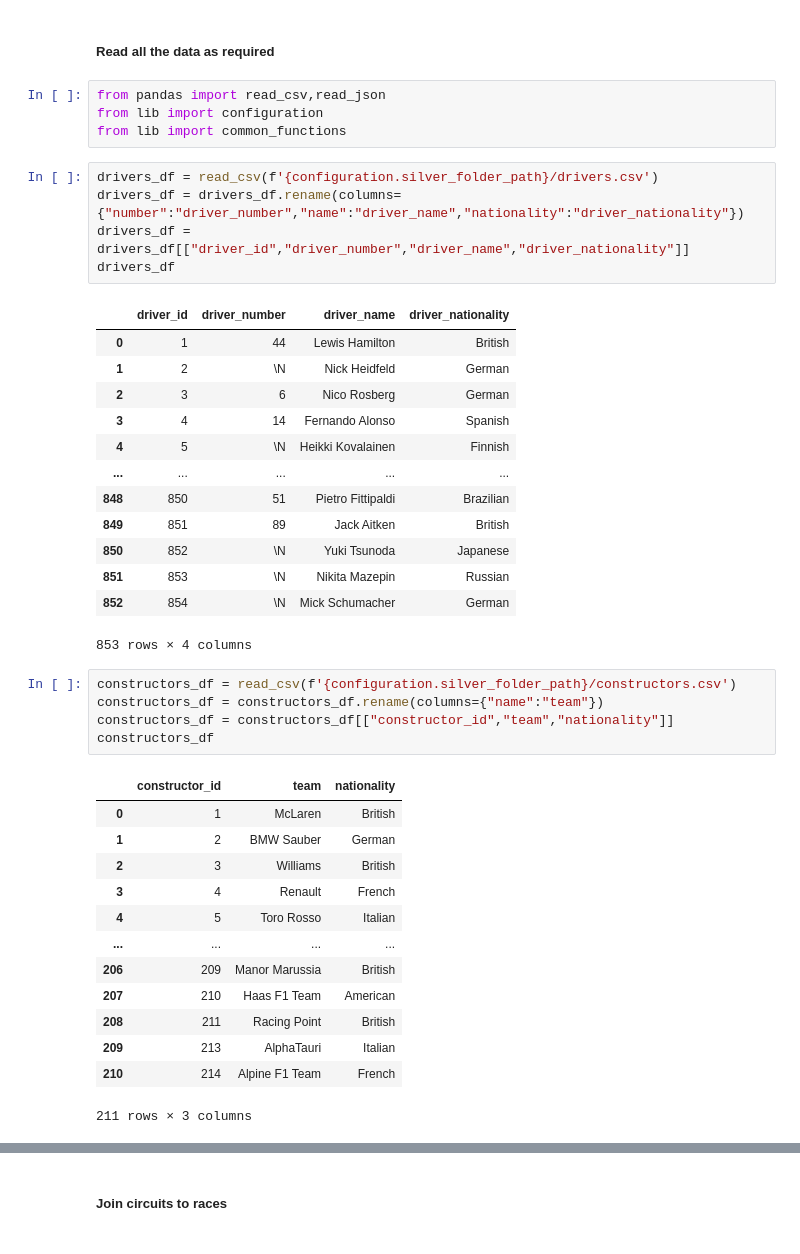
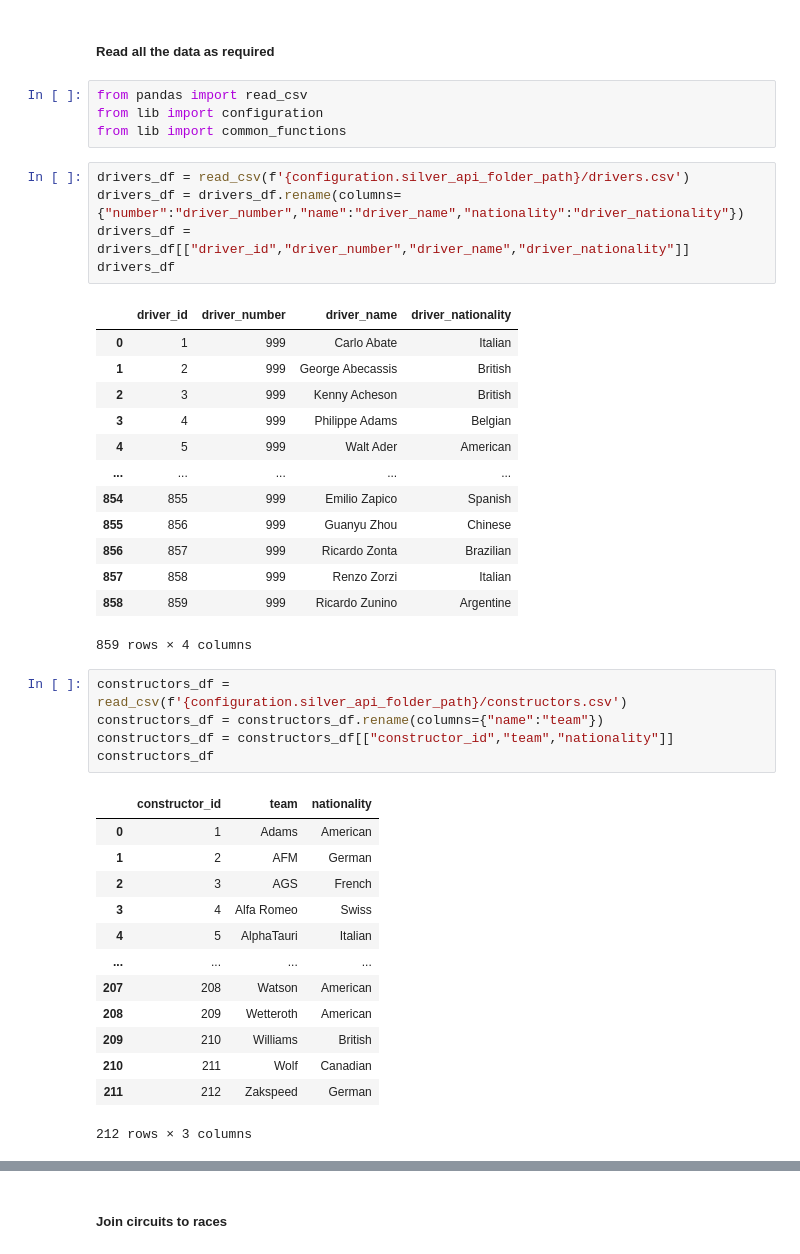
Before and after one commit to lhanna77/Formula1-Project, a Jupyter notebook: rpt_1.race_results.ipynb, the cells around one changed output, grey strips where cells are left out. Saved outputs shown, nothing was run; the diff lists cells and outputs as text.

```diff
--- a/rpt_1.race_results.ipynb
+++ b/rpt_1.race_results.ipynb
@@ -1,45 +1,45 @@
 # %% [markdown]
 ##### Read all the data as required
 # %%
-from pandas import read_csv,read_json
+from pandas import read_csv
 from lib import configuration
 from lib import common_functions
 # %%
-drivers_df = read_csv(f'{configuration.silver_folder_path}/drivers.csv')
+drivers_df = read_csv(f'{configuration.silver_api_folder_path}/drivers.csv')
 drivers_df = drivers_df.rename(columns={"number":"driver_number","name":"driver_name","nationality":"driver_nationality"})
 drivers_df = drivers_df[["driver_id","driver_number","driver_name","driver_nationality"]]
 drivers_df
 # %% [output]
 |  | driver_id | driver_number | driver_name | driver_nationality |
-| 0 | 1 | 44 | Lewis Hamilton | British |
-| 1 | 2 | \N | Nick Heidfeld | German |
-| 2 | 3 | 6 | Nico Rosberg | German |
-| 3 | 4 | 14 | Fernando Alonso | Spanish |
-| 4 | 5 | \N | Heikki Kovalainen | Finnish |
+| 0 | 1 | 999 | Carlo Abate | Italian |
+| 1 | 2 | 999 | George Abecassis | British |
+| 2 | 3 | 999 | Kenny Acheson | British |
+| 3 | 4 | 999 | Philippe Adams | Belgian |
+| 4 | 5 | 999 | Walt Ader | American |
 | ... | ... | ... | ... | ... |
-| 848 | 850 | 51 | Pietro Fittipaldi | Brazilian |
-| 849 | 851 | 89 | Jack Aitken | British |
-| 850 | 852 | \N | Yuki Tsunoda | Japanese |
-| 851 | 853 | \N | Nikita Mazepin | Russian |
-| 852 | 854 | \N | Mick Schumacher | German |
+| 854 | 855 | 999 | Emilio Zapico | Spanish |
+| 855 | 856 | 999 | Guanyu Zhou | Chinese |
+| 856 | 857 | 999 | Ricardo Zonta | Brazilian |
+| 857 | 858 | 999 | Renzo Zorzi | Italian |
+| 858 | 859 | 999 | Ricardo Zunino | Argentine |
-853 rows × 4 columns
+859 rows × 4 columns
 # %%
-constructors_df = read_csv(f'{configuration.silver_folder_path}/constructors.csv')
+constructors_df = read_csv(f'{configuration.silver_api_folder_path}/constructors.csv')
 constructors_df = constructors_df.rename(columns={"name":"team"})
 constructors_df = constructors_df[["constructor_id","team","nationality"]]
 constructors_df
 # %% [output]
 |  | constructor_id | team | nationality |
-| 0 | 1 | McLaren | British |
-| 1 | 2 | BMW Sauber | German |
-| 2 | 3 | Williams | British |
-| 3 | 4 | Renault | French |
-| 4 | 5 | Toro Rosso | Italian |
+| 0 | 1 | Adams | American |
+| 1 | 2 | AFM | German |
+| 2 | 3 | AGS | French |
+| 3 | 4 | Alfa Romeo | Swiss |
+| 4 | 5 | AlphaTauri | Italian |
 | ... | ... | ... | ... |
-| 206 | 209 | Manor Marussia | British |
-| 207 | 210 | Haas F1 Team | American |
-| 208 | 211 | Racing Point | British |
-| 209 | 213 | AlphaTauri | Italian |
-| 210 | 214 | Alpine F1 Team | French |
+| 207 | 208 | Watson | American |
+| 208 | 209 | Wetteroth | American |
+| 209 | 210 | Williams | British |
+| 210 | 211 | Wolf | Canadian |
+| 211 | 212 | Zakspeed | German |
-211 rows × 3 columns
+212 rows × 3 columns
 # %%
```
Also changed, not shown: parts of 8 cells of this notebook, 9 other files.
